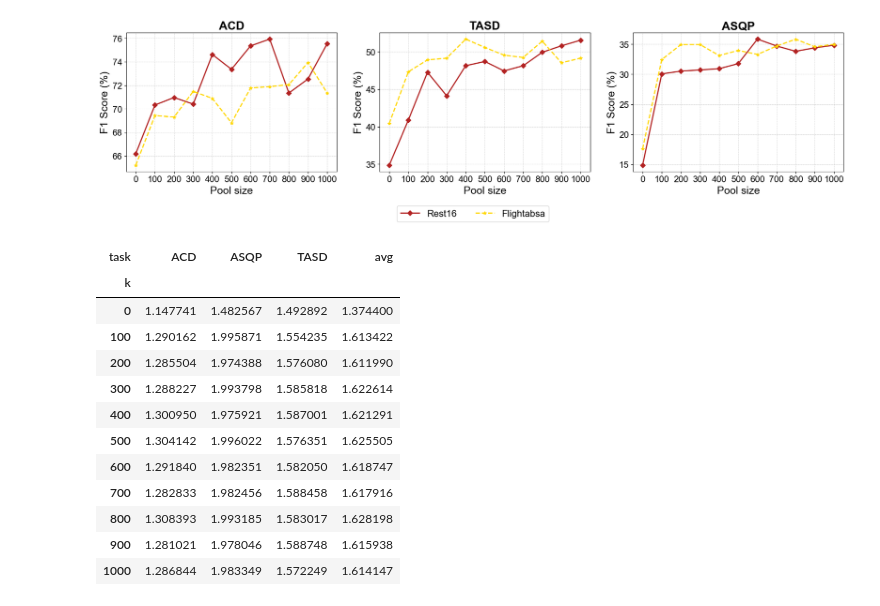
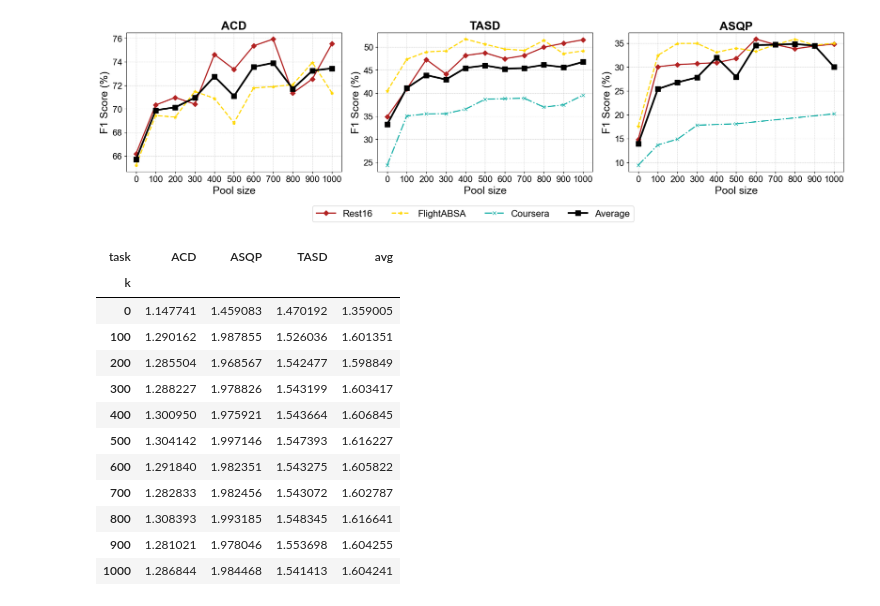
Before and after one commit to NilsHellwig/ABSA-annotation-tool, a Jupyter notebook: evaluation/report.ipynb, the cells around one changed output. Drawn from its saved outputs; the diff is of its cells as text; code cells hidden in the pictures.

```diff
--- a/evaluation/report.ipynb
+++ b/evaluation/report.ipynb
@@ -143,6 +143,14 @@ fig, axes = plt.subplots(1, 3, figsize=(18, 5))
 
 tasks = ["acd", "tasd", "asqp"]
 datasets = ["rest16", "flightabsa", "coursera", "hotels"]
+
+# Define proper display names for datasets
+dataset_display_names = {
+    "rest16": "Rest16",
+    "flightabsa": "FlightABSA",
+    "coursera": "Coursera",
+    "hotels": "Hotels"
+}
 
 # Define colors and line styles for better distinction
 colors = ['firebrick', 'gold', 'lightseagreen', 'purple']  # Custom colors for datasets
@@ -163,50 +171,51 @@ for i, task in enumerate(tasks):
     for j, dataset in enumerate(datasets):
         key = f"{dataset}_{task}"
         if key in f1_scores_all and "f1" in f1_scores_all[key] and len(f1_scores_all[key]["f1"]) > 0:
-            label = f"{dataset.capitalize()}"
+            label = dataset_display_names[dataset]
             marker = markers[dataset]
             ax.plot(f1_scores_all[key]["k"], f1_scores_all[key]["f1"],
                     label=label, color=colors[j], linestyle=line_styles[j], linewidth=2, marker=marker, markersize=6)
 
     # Plot average line
-    # avg_key = f"avg_{task}"
-    # if avg_key in f1_scores_avg and "f1" in f1_scores_avg[avg_key] and len(f1_scores_avg[avg_key]["f1"]) > 0:
-    #     ax.plot(f1_scores_avg[avg_key]["k"], f1_scores_avg[avg_key]["f1"],
-    #             label="Average", color='black', linestyle='-', linewidth=3, marker='s', markersize=8)
+    avg_key = f"avg_{task}"
+    if avg_key in f1_scores_avg and "f1" in f1_scores_avg[avg_key] and len(f1_scores_avg[avg_key]["f1"]) > 0:
+        ax.plot(f1_scores_avg[avg_key]["k"], f1_scores_avg[avg_key]["f1"],
+                label="Average", color='black', linestyle='-', linewidth=3, marker='s', markersize=8)
 
     # Set ticks for x-axis
     ax.set_xticks([0.0, 0.1, 0.2, 0.3, 0.4, 0.5, 0.6, 0.7, 0.8, 0.9, 1.0])
     ax.set_xticklabels([f'{int(x * 1000)}' for x in [0.0, 0.1, 0.2, 0.3, 0.4, 0.5, 0.6, 0.7, 0.8, 0.9, 1.0]])
 
     # Add grid
     ax.grid(True, which='both', linestyle='--', linewidth=0.5, alpha=0.7)
 
     # Titles and labels
     ax.set_title(f'{task.upper()}', fontsize=20, fontweight='bold')
     ax.set_xlabel('Pool size', fontsize=18)
     ax.set_ylabel('F1 Score (%)', fontsize=18)
 
     # Increase tick label size
     ax.tick_params(axis='both', labelsize=15)
 
 # Collect handles and labels for common legend
 handles, labels = [], []
 for ax in axes:
     h, l = ax.get_legend_handles_labels()
     handles.extend(h)
     labels.extend(l)
 
 # Remove duplicates
 unique_labels = list(dict.fromkeys(labels))  # Preserve order
+unique_labels = ["Rest16", "FlightABSA", "Coursera", "Average"]
 unique_handles = [handles[labels.index(label)] for label in unique_labels]
 
 # Add common legend below the plots
 fig.legend(unique_handles, unique_labels, loc='lower center', ncol=5, fontsize=16, bbox_to_anchor=(0.5, -0.01))
 
 plt.tight_layout(rect=[0, 0.1, 1, 1])
 plt.show()
 # %% [output]
-[figure, old version]
+[figure, new version]
 # %%
 import pandas as pd
 
@@ -317,14 +326,14 @@ df_pivot
 # %% [output]
 | task | ACD | ASQP | TASD | avg |
 | k |  |  |  |  |
-| 0 | 1.147741 | 1.482567 | 1.492892 | 1.374400 |
-| 100 | 1.290162 | 1.995871 | 1.554235 | 1.613422 |
-| 200 | 1.285504 | 1.974388 | 1.576080 | 1.611990 |
-| 300 | 1.288227 | 1.993798 | 1.585818 | 1.622614 |
-| 400 | 1.300950 | 1.975921 | 1.587001 | 1.621291 |
-| 500 | 1.304142 | 1.996022 | 1.576351 | 1.625505 |
-| 600 | 1.291840 | 1.982351 | 1.582050 | 1.618747 |
-| 700 | 1.282833 | 1.982456 | 1.588458 | 1.617916 |
-| 800 | 1.308393 | 1.993185 | 1.583017 | 1.628198 |
-| 900 | 1.281021 | 1.978046 | 1.588748 | 1.615938 |
-| 1000 | 1.286844 | 1.983349 | 1.572249 | 1.614147 |
+| 0 | 1.147741 | 1.459083 | 1.470192 | 1.359005 |
+| 100 | 1.290162 | 1.987855 | 1.526036 | 1.601351 |
+| 200 | 1.285504 | 1.968567 | 1.542477 | 1.598849 |
+| 300 | 1.288227 | 1.978826 | 1.543199 | 1.603417 |
+| 400 | 1.300950 | 1.975921 | 1.543664 | 1.606845 |
+| 500 | 1.304142 | 1.997146 | 1.547393 | 1.616227 |
+| 600 | 1.291840 | 1.982351 | 1.543275 | 1.605822 |
+| 700 | 1.282833 | 1.982456 | 1.543072 | 1.602787 |
+| 800 | 1.308393 | 1.993185 | 1.548345 | 1.616641 |
+| 900 | 1.281021 | 1.978046 | 1.553698 | 1.604255 |
+| 1000 | 1.286844 | 1.984468 | 1.541413 | 1.604241 |
```
Also changed, not shown: parts of 1 cell of this notebook.
